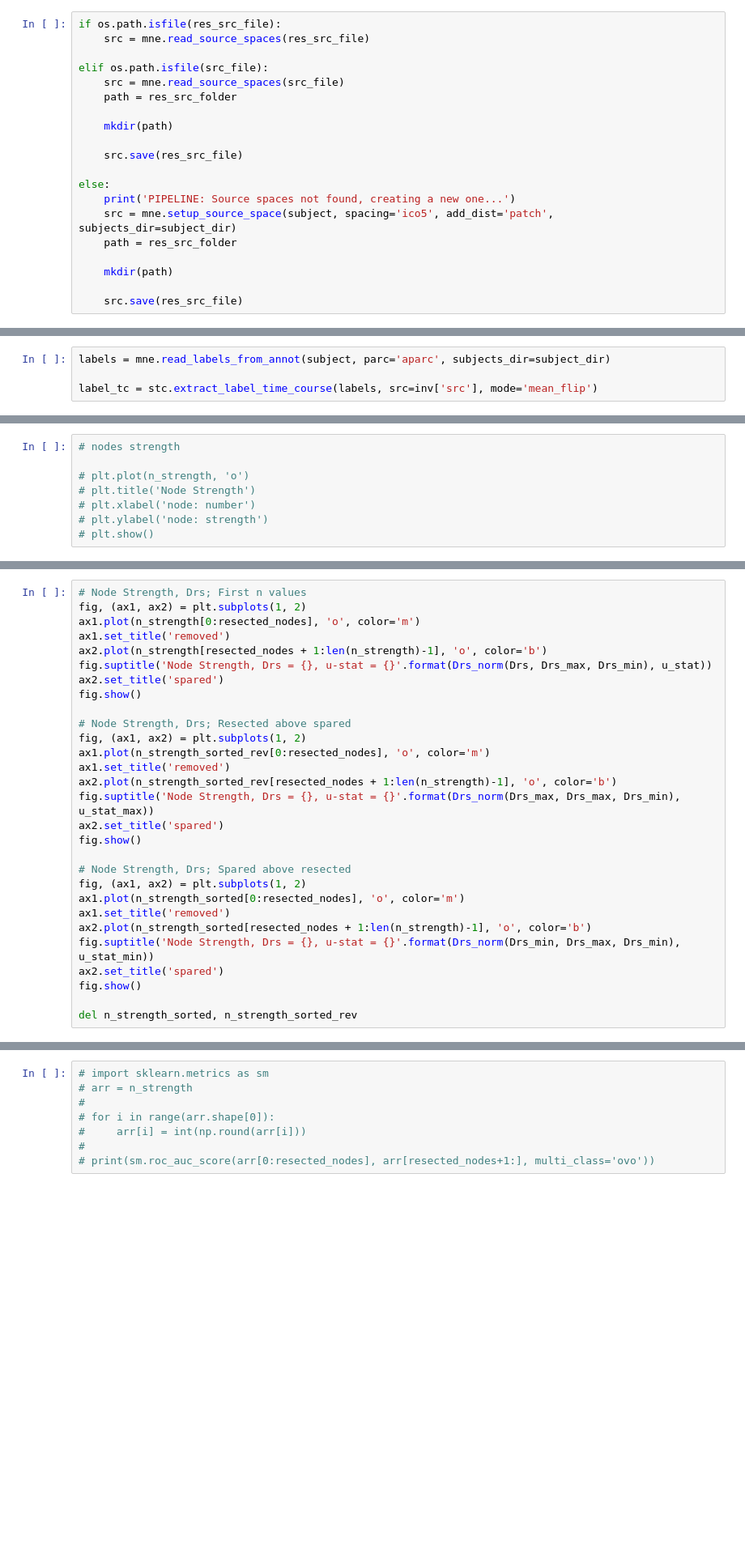
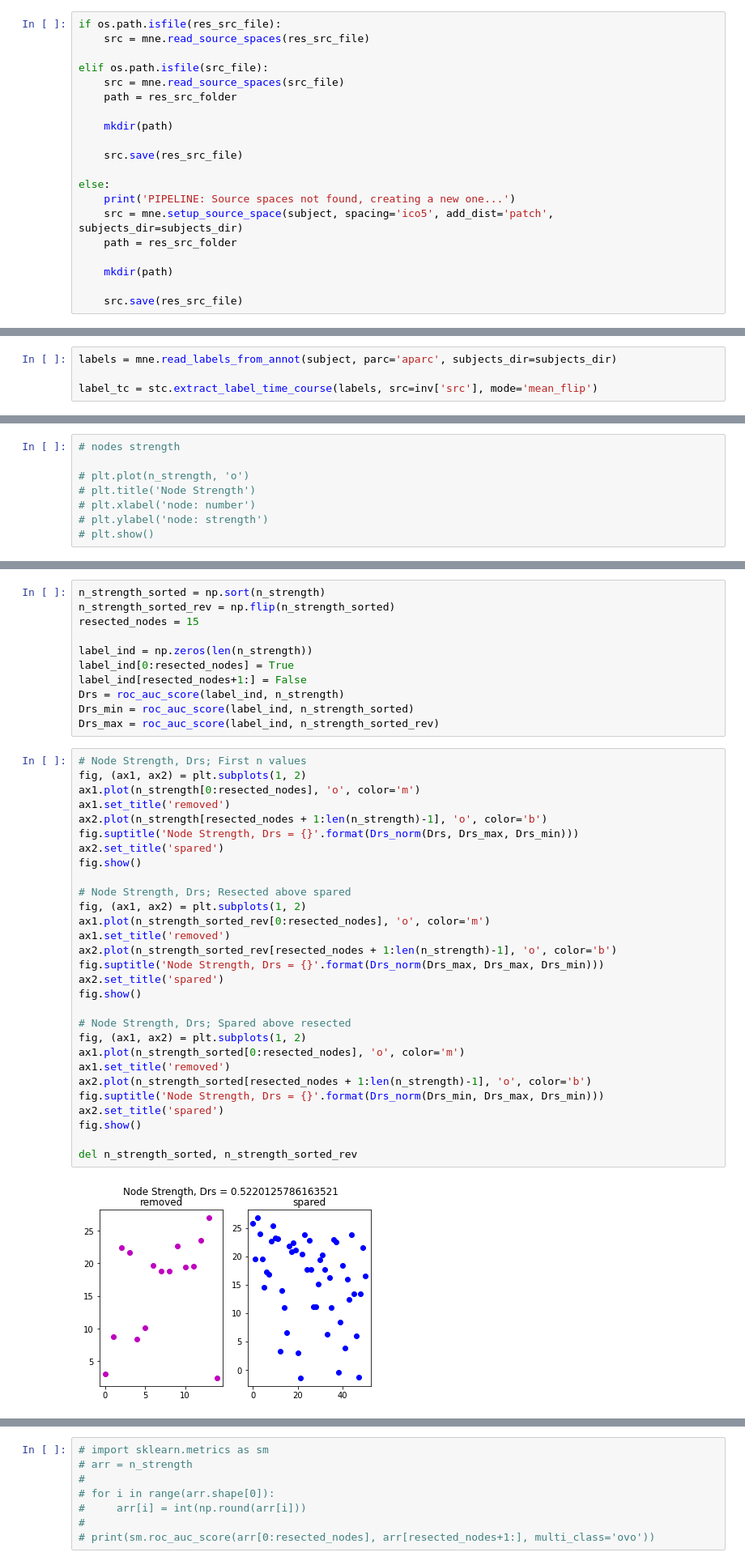
Before and after one commit to 1101AlexZab1011/NodesEstimation, a Jupyter notebook: pipeline.ipynb, the cells around one changed output, grey strips where cells are left out. Shown: that part at 81% size. Cells and saved outputs as stored; diff of their text form; blank space fills up the shorter version.

```diff
--- a/pipeline.ipynb
+++ b/pipeline.ipynb
@@ -264,7 +270,7 @@ elif os.path.isfile(src_file):
 
 else:
     print('PIPELINE: Source spaces not found, creating a new one...')
-    src = mne.setup_source_space(subject, spacing='ico5', add_dist='patch', subjects_dir=subject_dir)
+    src = mne.setup_source_space(subject, spacing='ico5', add_dist='patch', subjects_dir=subjects_dir)
     path = res_src_folder
 
     mkdir(path)
@@ -393,6 +477,6 @@ else:
 #               size=(600, 600), subject=subject)
 # brain = stc.plot(figure=1, **kwargs)
 # %%
-labels = mne.read_labels_from_annot(subject, parc='aparc', subjects_dir=subject_dir)
+labels = mne.read_labels_from_annot(subject, parc='aparc', subjects_dir=subjects_dir)
 
 label_tc = stc.extract_label_time_course(labels, src=inv['src'], mode='mean_flip')
@@ -435,29 +509,42 @@ u_stat, p_val = mannwhitneyu(n_strength[0:resected_nodes],
+# %%
+n_strength_sorted = np.sort(n_strength)
+n_strength_sorted_rev = np.flip(n_strength_sorted)
+resected_nodes = 15
+
+label_ind = np.zeros(len(n_strength))
+label_ind[0:resected_nodes] = True
+label_ind[resected_nodes+1:] = False
+Drs = roc_auc_score(label_ind, n_strength)
+Drs_min = roc_auc_score(label_ind, n_strength_sorted)
+Drs_max = roc_auc_score(label_ind, n_strength_sorted_rev)
 # %%
 # Node Strength, Drs; First n values
 fig, (ax1, ax2) = plt.subplots(1, 2)
 ax1.plot(n_strength[0:resected_nodes], 'o', color='m')
 ax1.set_title('removed')
 ax2.plot(n_strength[resected_nodes + 1:len(n_strength)-1], 'o', color='b')
-fig.suptitle('Node Strength, Drs = {}, u-stat = {}'.format(Drs_norm(Drs, Drs_max, Drs_min), u_stat))
+fig.suptitle('Node Strength, Drs = {}'.format(Drs_norm(Drs, Drs_max, Drs_min)))
 ax2.set_title('spared')
 fig.show()
 
 # Node Strength, Drs; Resected above spared
 fig, (ax1, ax2) = plt.subplots(1, 2)
 ax1.plot(n_strength_sorted_rev[0:resected_nodes], 'o', color='m')
 ax1.set_title('removed')
 ax2.plot(n_strength_sorted_rev[resected_nodes + 1:len(n_strength)-1], 'o', color='b')
-fig.suptitle('Node Strength, Drs = {}, u-stat = {}'.format(Drs_norm(Drs_max, Drs_max, Drs_min), u_stat_max))
+fig.suptitle('Node Strength, Drs = {}'.format(Drs_norm(Drs_max, Drs_max, Drs_min)))
 ax2.set_title('spared')
 fig.show()
 
 # Node Strength, Drs; Spared above resected
 fig, (ax1, ax2) = plt.subplots(1, 2)
 ax1.plot(n_strength_sorted[0:resected_nodes], 'o', color='m')
 ax1.set_title('removed')
 ax2.plot(n_strength_sorted[resected_nodes + 1:len(n_strength)-1], 'o', color='b')
-fig.suptitle('Node Strength, Drs = {}, u-stat = {}'.format(Drs_norm(Drs_min, Drs_max, Drs_min), u_stat_min))
+fig.suptitle('Node Strength, Drs = {}'.format(Drs_norm(Drs_min, Drs_max, Drs_min)))
 ax2.set_title('spared')
 fig.show()
 
 del n_strength_sorted, n_strength_sorted_rev
+# %% [output]
+[figure, added]
```
Also changed, not shown: parts of 19 cells of this notebook.
